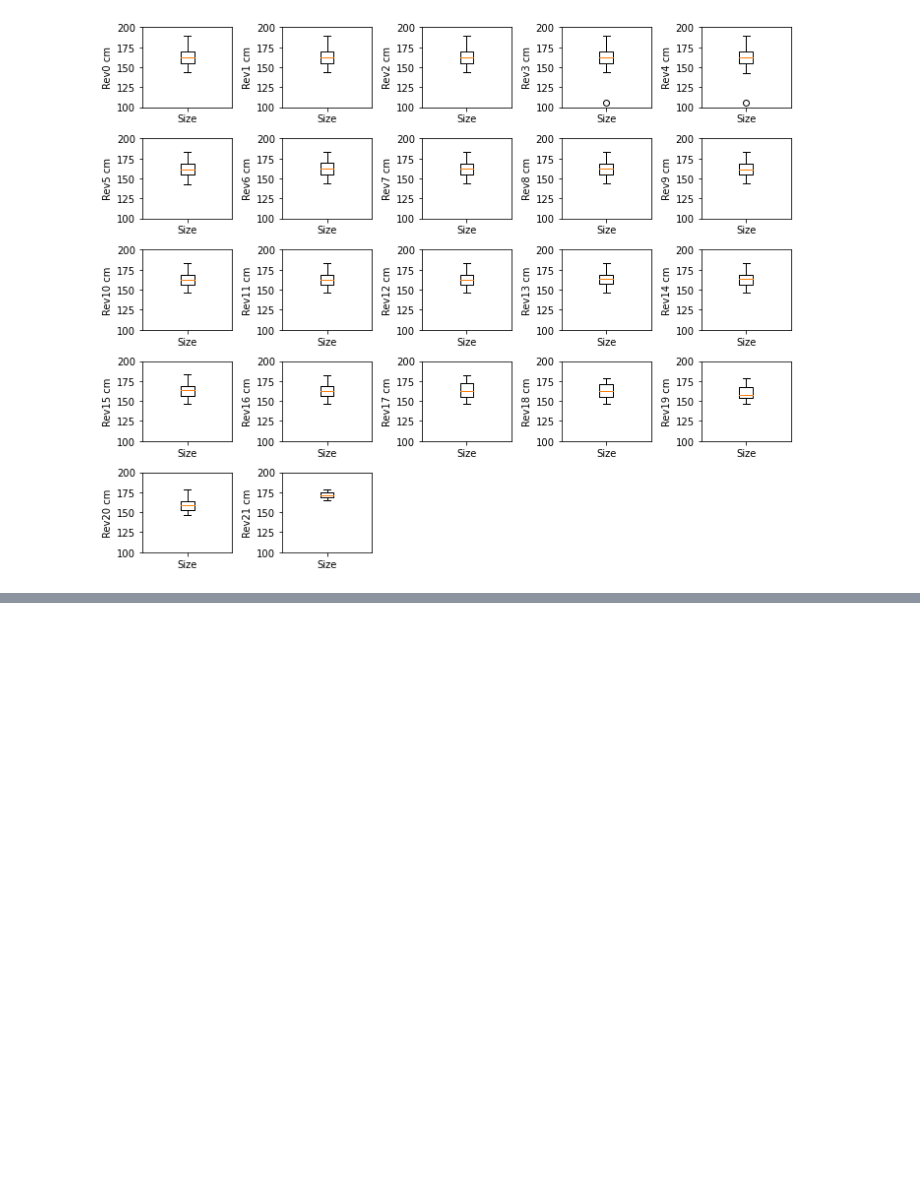
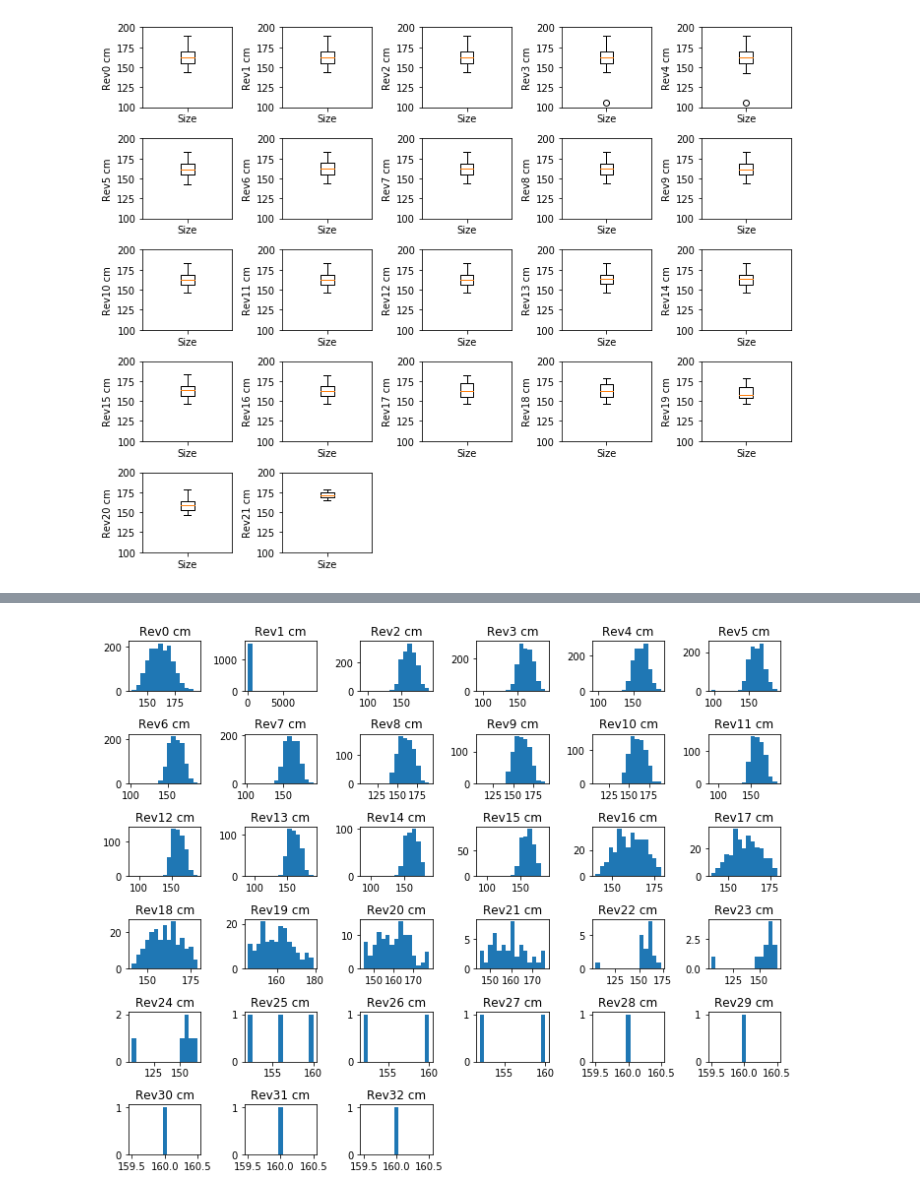
Before and after one commit to Carlosbgdlv/TFG, a Jupyter notebook: ddbb/Size.ipynb, the cells around one changed output, grey strips where cells are left out. Saved outputs shown, nothing was run; the diff lists cells and outputs as text; code cells hidden in the pictures; blank space fills up the shorter version.

```diff
--- a/ddbb/Size.ipynb
+++ b/ddbb/Size.ipynb
@@ -150,0 +124,12 @@ print(matriz_progresores[:,:,1].shape)
+# %%
+plt.figure(figsize = (10,8))
+
+for i in range(revisiones_no_prog):
+    plt.subplot(6,6,i+1)
+    plt.hist(matriz_no_progresores[idx_no_prog[:,i,idx_feature],i,idx_feature],bins = 15)
+    plt.title('Rev'+str(i)+ ' cm')
+
+    #plt.xlim(90,200)
+plt.tight_layout()
+# %% [output]
+[figure, added]
```
Also changed, not shown: parts of 15 cells of this notebook, 14 other files.
